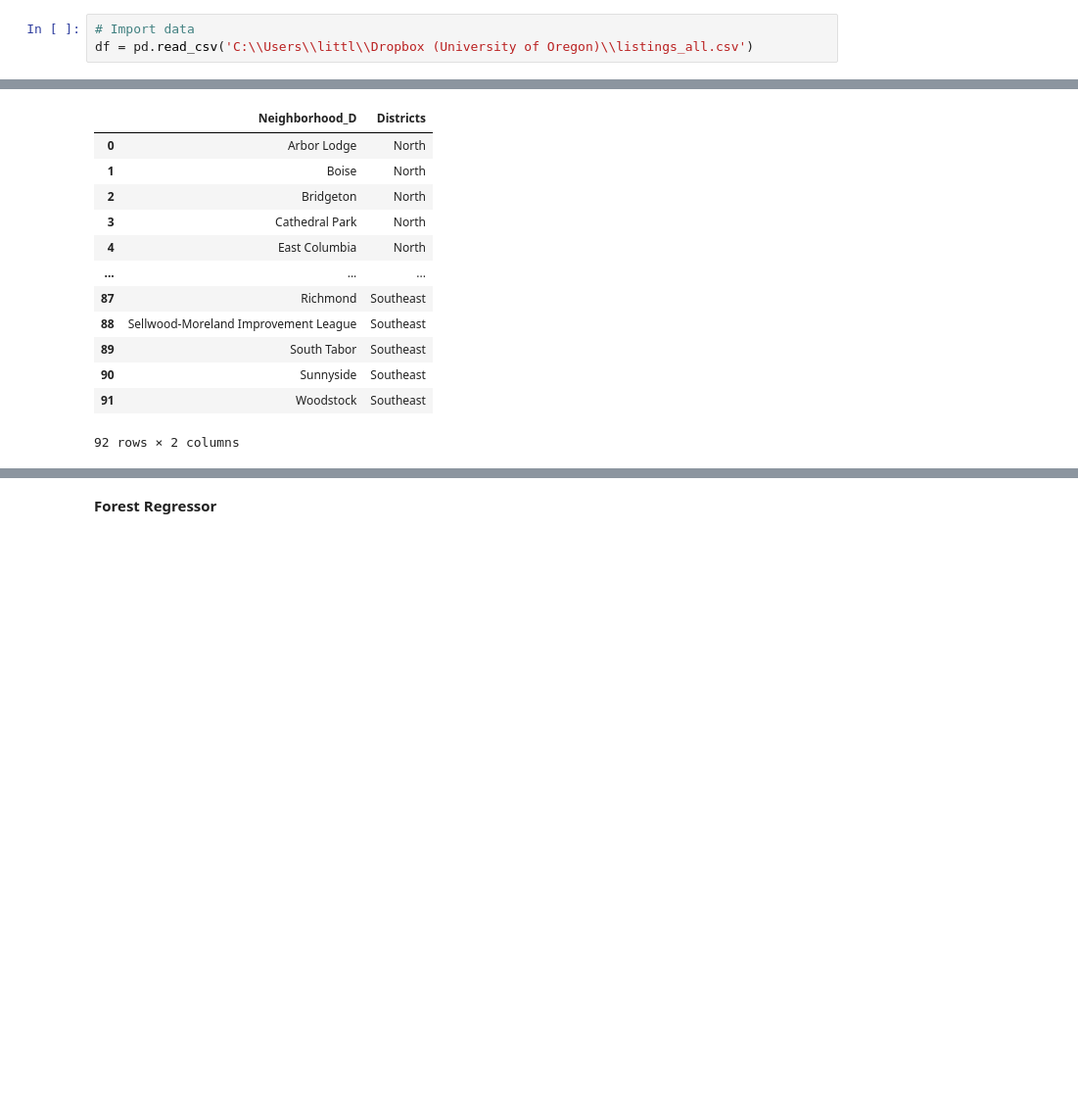
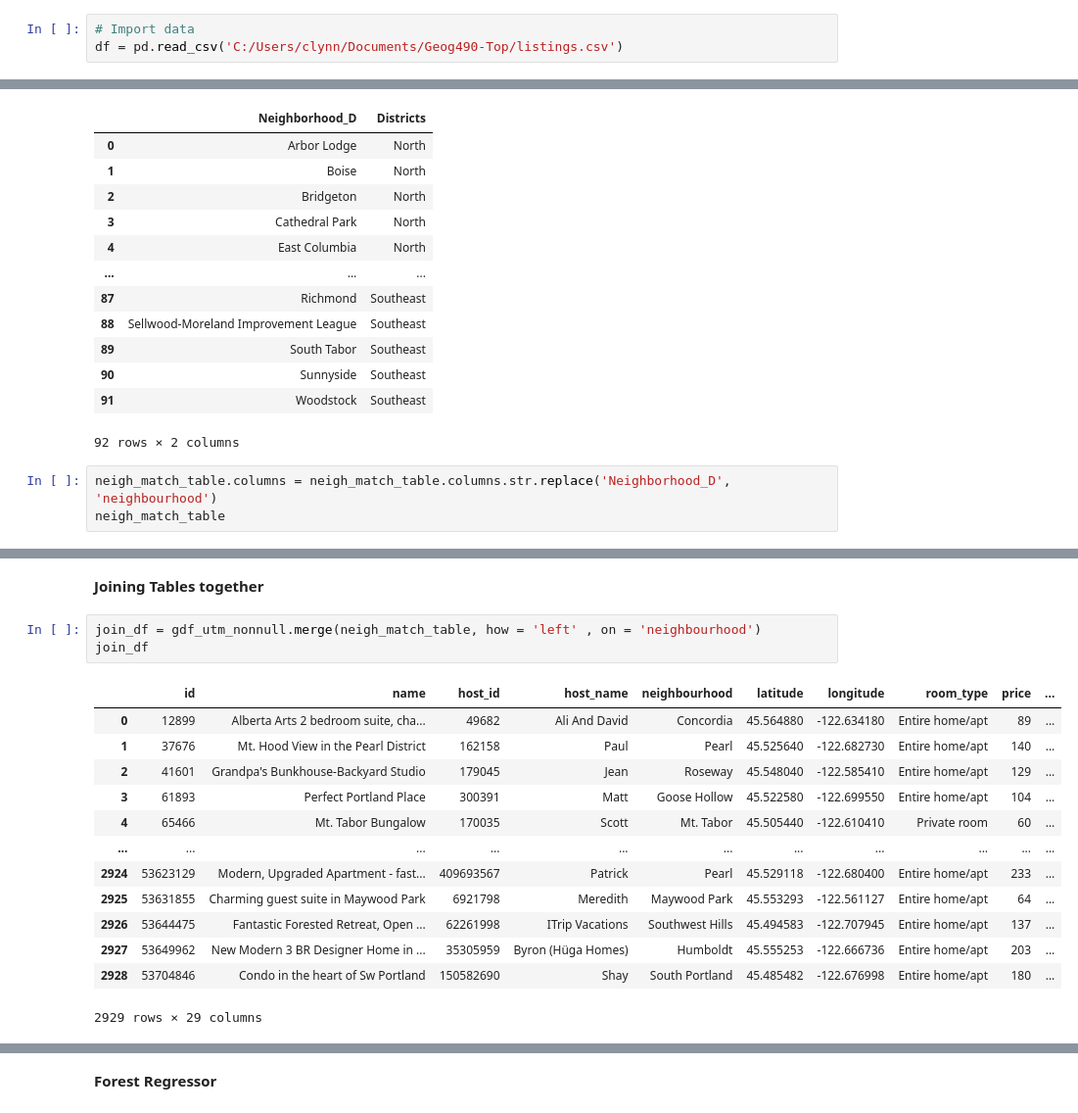
Before and after one commit to m-bogard/Machine-Learning-AirBnB, a Jupyter notebook: Final/test_1_neighborhoods.ipynb, the cells around one changed output, grey strips where cells are left out. Shown at 98% size. Saved outputs shown, nothing was run; the diff lists cells and outputs as text; blank space fills up the shorter version.

```diff
--- a/Final/test_1_neighborhoods.ipynb
+++ b/Final/test_1_neighborhoods.ipynb
@@ -11,7 +11,7 @@ from sklearn.ensemble import RandomForestRegressor
 from sklearn.metrics import mean_squared_error
 # %%
 # Import data
-df = pd.read_csv('C:\\Users\\littl\\Dropbox (University of Oregon)\\listings_all.csv')
+df = pd.read_csv('C:/Users/clynn/Documents/Geog490-Top/listings.csv')
 # %% [markdown]
 **Dataframe Information**
 # %%
@@ -177,3 +177,6 @@ neigh_match_table
 | 90 | Sunnyside | Southeast |
 | 91 | Woodstock | Southeast |
 92 rows × 2 columns
+# %%
+neigh_match_table.columns = neigh_match_table.columns.str.replace('Neighborhood_D', 'neighbourhood')
+neigh_match_table
@@ -179,0 +197,19 @@ neigh_match_table
+# %% [markdown]
+**Joining Tables together**
+# %%
+join_df = gdf_utm_nonnull.merge(neigh_match_table, how = 'left' , on = 'neighbourhood')
+join_df
+# %% [output]
+|  | id | name | host_id | host_name | neighbourhood | latitude | longitude | room_type | price | ... |
+| 0 | 12899 | Alberta Arts 2 bedroom suite, cha... | 49682 | Ali And David | Concordia | 45.564880 | -122.634180 | Entire home/apt | 89 | ... |
+| 1 | 37676 | Mt. Hood View in the Pearl District | 162158 | Paul | Pearl | 45.525640 | -122.682730 | Entire home/apt | 140 | ... |
+| 2 | 41601 | Grandpa's Bunkhouse-Backyard Studio | 179045 | Jean | Roseway | 45.548040 | -122.585410 | Entire home/apt | 129 | ... |
+| 3 | 61893 | Perfect Portland Place | 300391 | Matt | Goose Hollow | 45.522580 | -122.699550 | Entire home/apt | 104 | ... |
+| 4 | 65466 | Mt. Tabor Bungalow | 170035 | Scott | Mt. Tabor | 45.505440 | -122.610410 | Private room | 60 | ... |
+| ... | ... | ... | ... | ... | ... | ... | ... | ... | ... | ... |
+| 2924 | 53623129 | Modern, Upgraded Apartment - fast... | 409693567 | Patrick | Pearl | 45.529118 | -122.680400 | Entire home/apt | 233 | ... |
+| 2925 | 53631855 | Charming guest suite in Maywood Park | 6921798 | Meredith | Maywood Park | 45.553293 | -122.561127 | Entire home/apt | 64 | ... |
+| 2926 | 53644475 | Fantastic Forested Retreat, Open ... | 62261998 | ITrip Vacations | Southwest Hills | 45.494583 | -122.707945 | Entire home/apt | 137 | ... |
+| 2927 | 53649962 | New Modern 3 BR Designer Home in ... | 35305959 | Byron (Hüga Homes) | Humboldt | 45.555253 | -122.666736 | Entire home/apt | 203 | ... |
+| 2928 | 53704846 | Condo in the heart of Sw Portland | 150582690 | Shay | South Portland | 45.485482 | -122.676998 | Entire home/apt | 180 | ... |
+2929 rows × 29 columns
```
Also changed, not shown: parts of 21 cells of this notebook.
